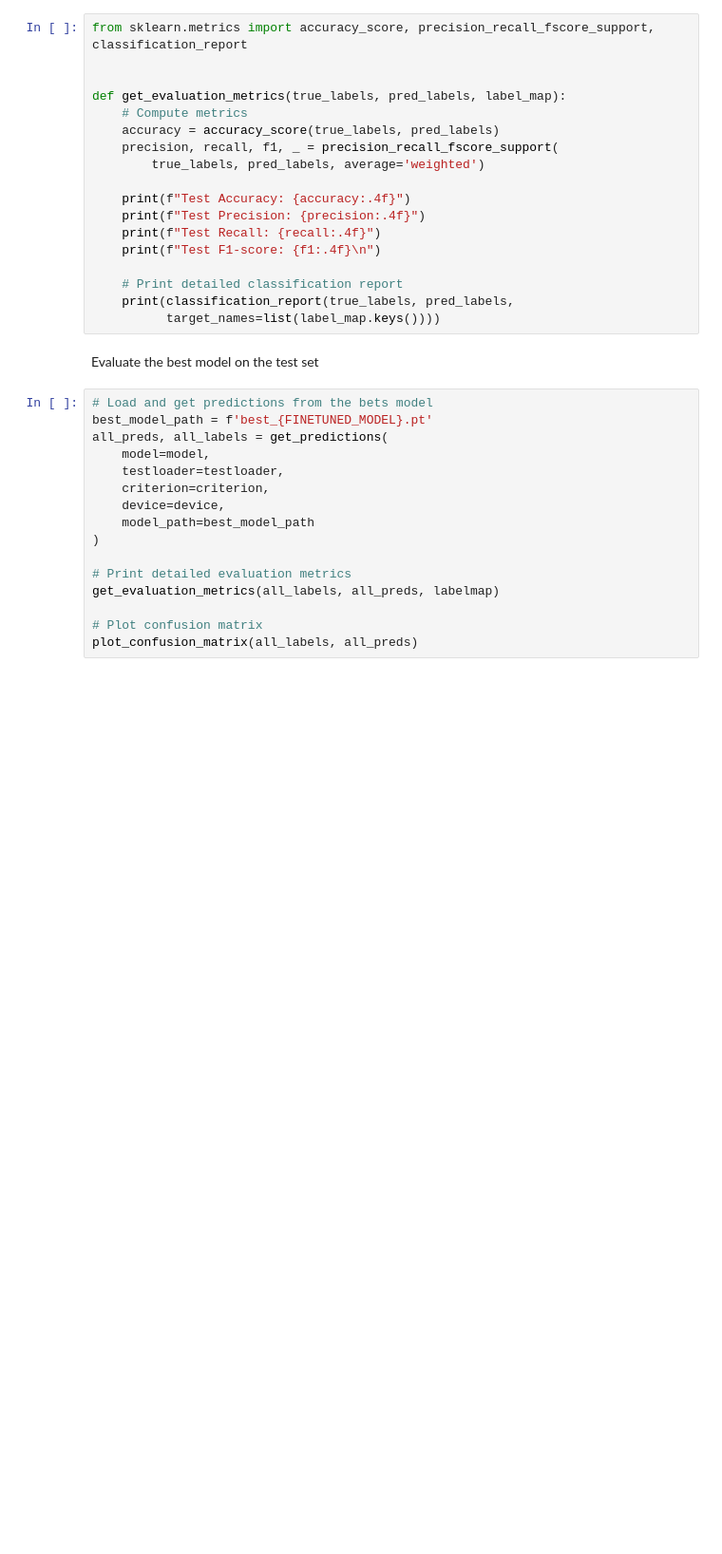
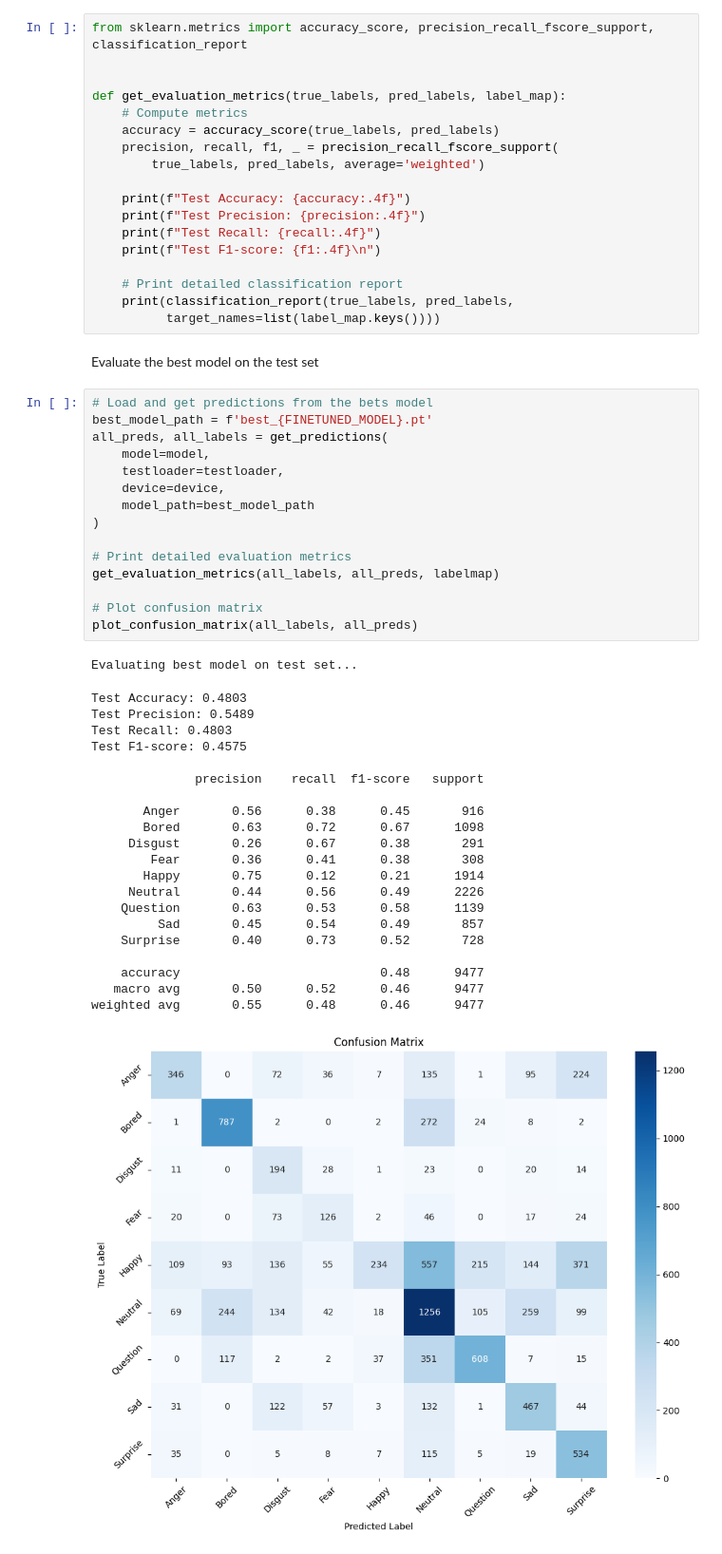
Before and after one commit to Fe-56/ai_project_ser, a Jupyter notebook: cnn_scripts/models/vgg16_augmented/vgg16_augmented.ipynb, the cells around one changed output. Shown at 95% size. Drawn from its saved outputs; the diff is of its cells as text; blank space fills up the shorter version.

```diff
--- a/cnn_scripts/models/vgg16_augmented/vgg16_augmented.ipynb
+++ b/cnn_scripts/models/vgg16_augmented/vgg16_augmented.ipynb
@@ -387,16 +468,38 @@ Evaluate the best model on the test set
 # %%
 # Load and get predictions from the bets model
 best_model_path = f'best_{FINETUNED_MODEL}.pt'
 all_preds, all_labels = get_predictions(
     model=model,
     testloader=testloader,
-    criterion=criterion,
     device=device,
     model_path=best_model_path
 )
 
 # Print detailed evaluation metrics
 get_evaluation_metrics(all_labels, all_preds, labelmap)
 
 # Plot confusion matrix
 plot_confusion_matrix(all_labels, all_preds)
+# %% [output]
+Evaluating best model on test set...
+Test Accuracy: 0.4803
+Test Precision: 0.5489
+Test Recall: 0.4803
+Test F1-score: 0.4575
+
+              precision    recall  f1-score   support
+
+       Anger       0.56      0.38      0.45       916
+       Bored       0.63      0.72      0.67      1098
+     Disgust       0.26      0.67      0.38       291
+        Fear       0.36      0.41      0.38       308
+       Happy       0.75      0.12      0.21      1914
+     Neutral       0.44      0.56      0.49      2226
+    Question       0.63      0.53      0.58      1139
+         Sad       0.45      0.54      0.49       857
+    Surprise       0.40      0.73      0.52       728
+
+    accuracy                           0.48      9477
+   macro avg       0.50      0.52      0.46      9477
+weighted avg       0.55      0.48      0.46      9477
+[figure, added]
```
Also changed, not shown: parts of 3 cells of this notebook, 7 other files.
